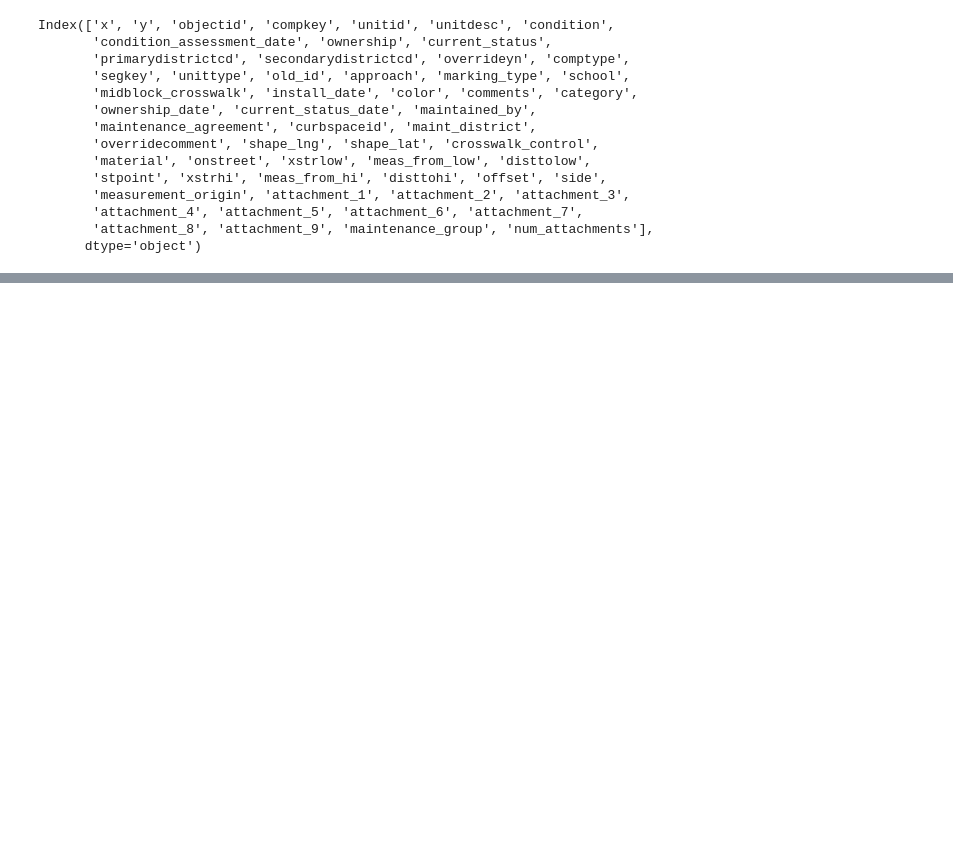
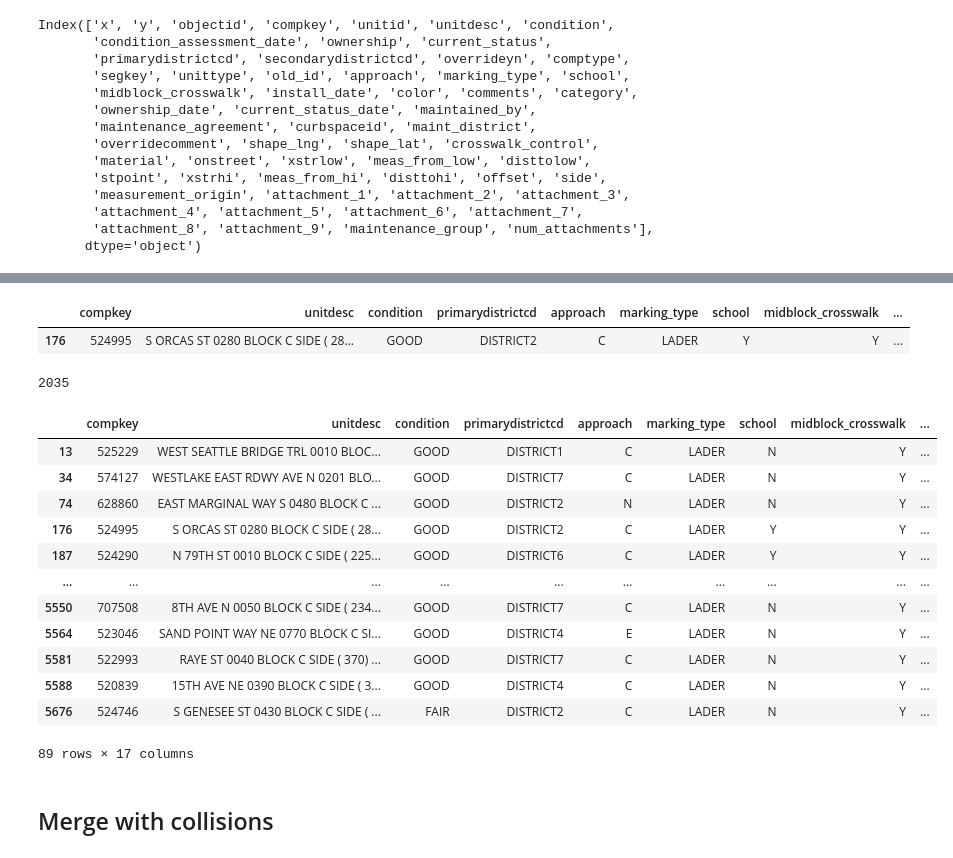
Before and after one commit to DataCircles/traffic_collisions_ml_team1, a Jupyter notebook: notebooks/cindy_crosswalks.ipynb, the cells around one changed output, grey strips where cells are left out. Cells and saved outputs as stored; diff of their text form; code cells hidden in the pictures; blank space fills up the shorter version.

Commit message:
clear crosswalk data

```diff
--- a/notebooks/cindy_crosswalks.ipynb
+++ b/notebooks/cindy_crosswalks.ipynb
@@ -84,8 +37,3 @@ Index(['x', 'y', 'objectid', 'compkey', 'unitid', 'unitdesc', 'condition',
        'attachment_4', 'attachment_5', 'attachment_6', 'attachment_7',
        'attachment_8', 'attachment_9', 'maintenance_group', 'num_attachments'],
       dtype='object')
-# %%
-# add a column for gps coordinates in order to match crosswalks and collisions based on gps
-
-blocks['gps'] = [(x,y) for x,y in zip(round(blocks['Y'], 5), round(blocks['X'], 5))]
-crosswalks['gps'] = [(x,y) for x,y in zip(round(crosswalks['SHAPE_LAT'], 5), round(crosswalks['SHAPE_LNG'], 5))]
@@ -91,0 +98,10 @@ crosswalks['gps'] = [(x,y) for x,y in zip(round(crosswalks['SHAPE_LAT'], 5), rou
+# %%
+to_drop = ['x', 'y', 'objectid', 'unitid', 'condition_assessment_date', 'ownership', 'current_status',
+           'secondarydistrictcd', 'overrideyn', 'comptype', 'segkey', 'unittype', 'old_id', 'comments',
+           'category', 'ownership_date', 'current_status_date', 'maintained_by', 'maintenance_agreement',
+           'curbspaceid', 'overridecomment','material', 'meas_from_low', 'disttolow', 'stpoint', 'meas_from_hi',
+           'disttohi', 'offset', 'side', 'measurement_origin', 'attachment_1', 'attachment_2', 'attachment_3',
+           'attachment_4', 'attachment_5', 'attachment_6', 'attachment_7', 'attachment_8', 'attachment_9',
+          'maintenance_group', 'num_attachments']
+
+crosswalks.drop(columns=to_drop, inplace=True)
@@ -91,0 +114,27 @@ crosswalks['gps'] = [(x,y) for x,y in zip(round(crosswalks['SHAPE_LAT'], 5), rou
+# %%
+crosswalks[crosswalks['compkey'] == 524995]
+# %% [output]
+|  | compkey | unitdesc | condition | primarydistrictcd | approach | marking_type | school | midblock_crosswalk | ... |
+| 176 | 524995 | S ORCAS ST 0280 BLOCK C SIDE ( 28... | GOOD | DISTRICT2 | C | LADER | Y | Y | ... |
+# %%
+sum(crosswalks['compkey'].isin(collisions['CROSSWALKKEY']))
+# %% [output]
+2035
+# %%
+crosswalks[crosswalks['midblock_crosswalk'] == 'Y']
+# %% [output]
+|  | compkey | unitdesc | condition | primarydistrictcd | approach | marking_type | school | midblock_crosswalk | ... |
+| 13 | 525229 | WEST SEATTLE BRIDGE TRL 0010 BLOC... | GOOD | DISTRICT1 | C | LADER | N | Y | ... |
+| 34 | 574127 | WESTLAKE EAST RDWY AVE N 0201 BLO... | GOOD | DISTRICT7 | C | LADER | N | Y | ... |
+| 74 | 628860 | EAST MARGINAL WAY S 0480 BLOCK C ... | GOOD | DISTRICT2 | N | LADER | N | Y | ... |
+| 176 | 524995 | S ORCAS ST 0280 BLOCK C SIDE ( 28... | GOOD | DISTRICT2 | C | LADER | Y | Y | ... |
+| 187 | 524290 | N 79TH ST 0010 BLOCK C SIDE ( 225... | GOOD | DISTRICT6 | C | LADER | Y | Y | ... |
+| ... | ... | ... | ... | ... | ... | ... | ... | ... | ... |
+| 5550 | 707508 | 8TH AVE N 0050 BLOCK C SIDE ( 234... | GOOD | DISTRICT7 | C | LADER | N | Y | ... |
+| 5564 | 523046 | SAND POINT WAY NE 0770 BLOCK C SI... | GOOD | DISTRICT4 | E | LADER | N | Y | ... |
+| 5581 | 522993 | RAYE ST 0040 BLOCK C SIDE ( 370) ... | GOOD | DISTRICT7 | C | LADER | N | Y | ... |
+| 5588 | 520839 | 15TH AVE NE 0390 BLOCK C SIDE ( 3... | GOOD | DISTRICT4 | C | LADER | N | Y | ... |
+| 5676 | 524746 | S GENESEE ST 0430 BLOCK C SIDE ( ... | FAIR | DISTRICT2 | C | LADER | N | Y | ... |
+89 rows × 17 columns
+# %% [markdown]
+## Merge with collisions
```
Also changed, not shown: parts of 16 cells of this notebook, 1 other file.
